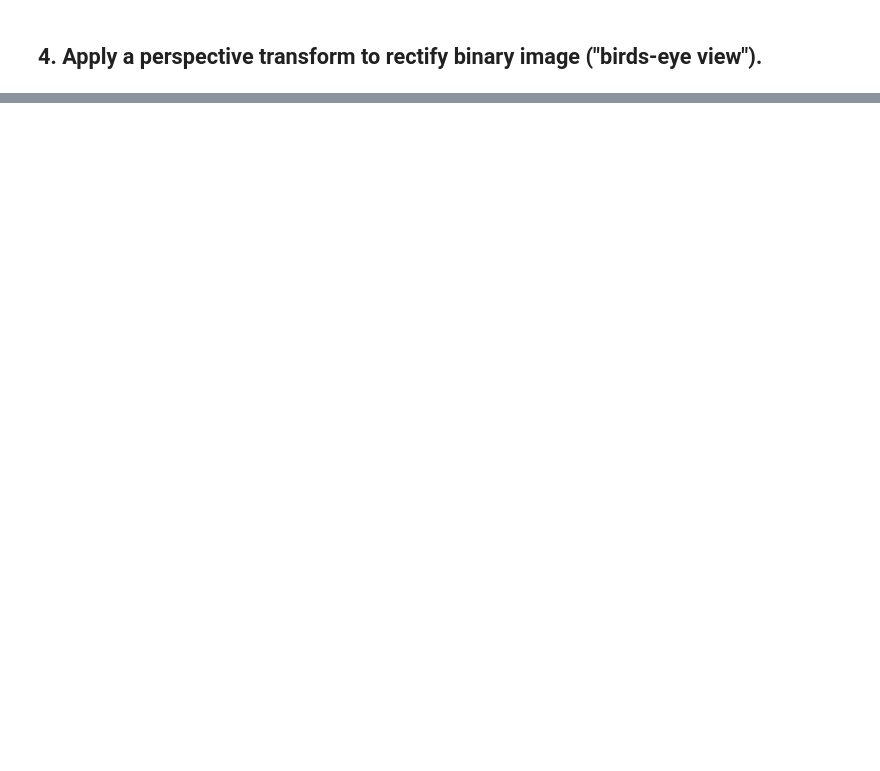
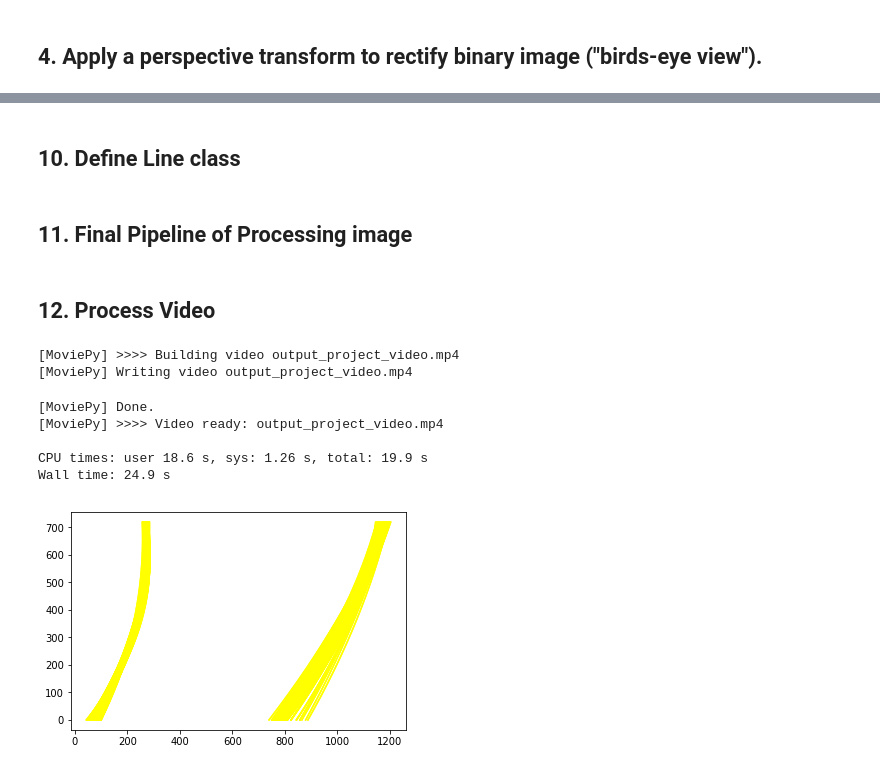
Before and after one commit to Caolvxiong/CarND-Advanced-Lane-Lines, a Jupyter notebook: project_2.ipynb, the cells around one changed output, grey strips where cells are left out. Saved outputs shown, nothing was run; the diff lists cells and outputs as text; code cells hidden in the pictures; blank space fills up the shorter version.

Commit message:
Update project and output results

```diff
--- a/project_2.ipynb
+++ b/project_2.ipynb
@@ -201,0 +456,2 @@ plt.imshow(warped)
+# %% [markdown]
+## 10. Define Line class
@@ -201,0 +467,54 @@ plt.imshow(warped)
+# %% [markdown]
+## 11. Final Pipeline of Processing image
+# %%
+def process_image(img):
+    image = np.copy(img)
+    # Undist image, trasform to binary image combined with s-channel and sobel
+    combined_binary, undist = pipeline(image)
+    # Warp image
+    binary_warped, M, Minv = warp(combined_binary)
+
+    # Find fit for left lane and right lane
+    fit_poly_img, ploty, left_fit, right_fit = fit_polynomial(binary_warped)
+    # Caculate left and right curve, find distance to center
+    left_curverad, right_curverad, center_dist = measure_curvature_real(binary_warped)
+
+    # Draw line and data back on image
+    line_on_image = draw_lane(undist, combined_binary, left_fit, right_fit, Minv)
+    data_on_image = draw_data(line_on_image, left_curverad, right_curverad, center_dist)
+
+    return data_on_image
+
+# input_file = 'test_images/test2.jpg'
+# raw_image = mpimg.imread(input_file)
+
+# process_image_result = process_image(raw_image)
+# plt.close('all')
+# plt.imshow(process_image_result)
+# process_image_result = cv2.cvtColor(process_image_result, cv2.COLOR_BGR2RGB)
+# cv2.imwrite(os.path.join('output_images' , 'process_image_result.jpg'), process_image_result)
+# %% [markdown]
+## 12. Process Video
+# %%
+def video_pinpline(input_video, output_video):
+
+    clip = VideoFileClip(input_video).subclip(1, 3)
+
+    leftLane = Lane()
+    rightLane = Lane()
+
+
+    output_clip = clip.fl_image(process_image)
+    %time output_clip.write_videofile(output_video, audio=False)
+
+
+video_pinpline("project_video.mp4", 'output_project_video.mp4')
+# %% [output]
+[MoviePy] >>>> Building video output_project_video.mp4
+[MoviePy] Writing video output_project_video.mp4
+[MoviePy] Done.
+[MoviePy] >>>> Video ready: output_project_video.mp4
+
+CPU times: user 18.6 s, sys: 1.26 s, total: 19.9 s
+Wall time: 24.9 s
+[figure, added]
```
Also changed, not shown: parts of 18 cells of this notebook, 4 other files.
